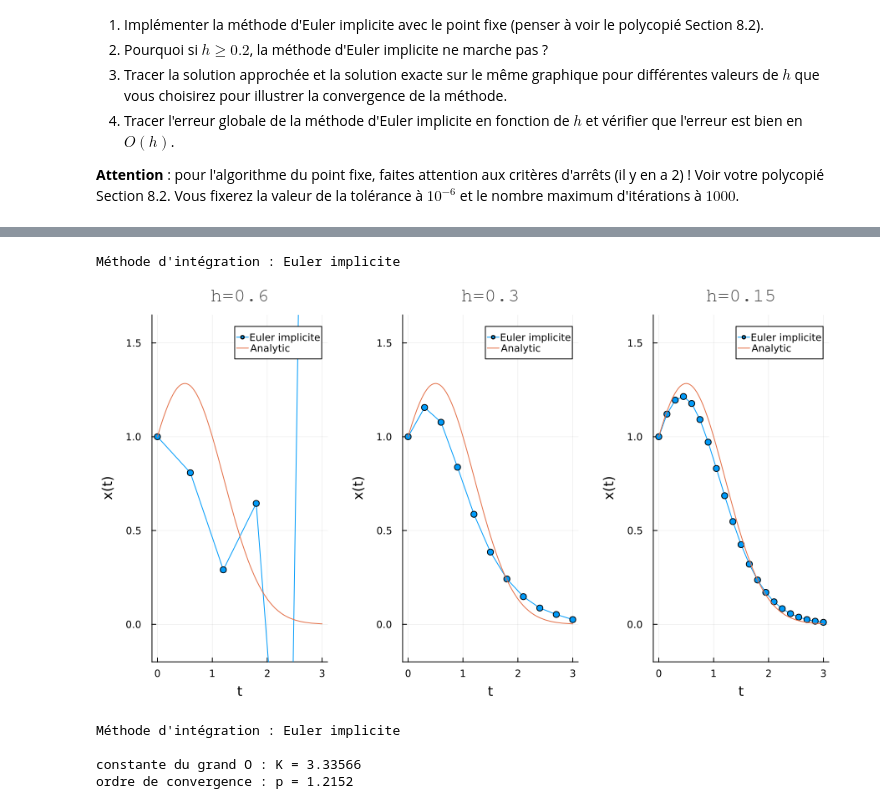
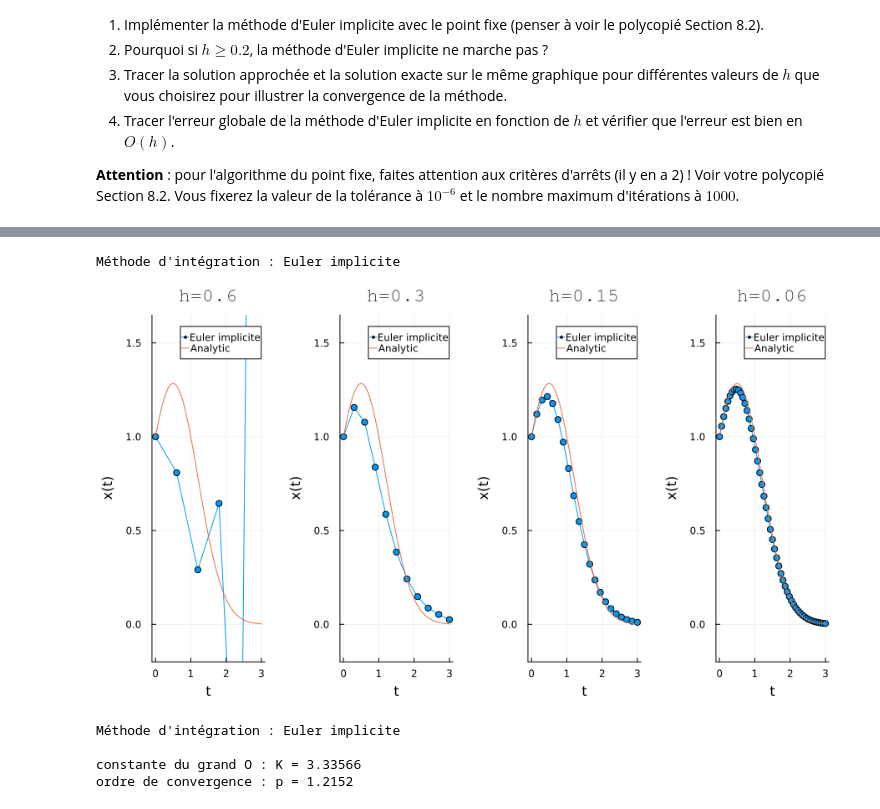
Before and after one commit to f-debrandois/N7_A3, a Jupyter notebook: S7/Calcul_diff/tp/rk_implicites_FOUCHER_Felix.ipynb, the cells around one changed output, grey strips where cells are left out. Drawn from its saved outputs; the diff is of its cells as text; code cells hidden in the pictures.

```diff
--- a/S7/Calcul_diff/tp/rk_implicites_FOUCHER_Felix.ipynb
+++ b/S7/Calcul_diff/tp/rk_implicites_FOUCHER_Felix.ipynb
@@ -229,7 +228,7 @@ Nfespan_ = 10 .^ range(0, stop=4, length=20);
 
 function G(f, t, x, h, k, A, C)
     for i = 1:size(A, 1)
-        k[i] = f(t + h*C[i], x + h*sum(A[i, j]*k[j] for j = 1:size(A, 1)))
+        k[i] = f(t + h*C[i], x .+ h*sum(A[i, j]*k[j] for j = 1:size(A, 1)))
     end
     return k
 end
@@ -245,11 +244,11 @@ function integration(f, tspan, x0, k0, A, C, B, N, maxiter = 1000, tol = 10^(-6)
 
     for i in 1:N
         iter = 0
-        while norm(k - G(f,t,x,h,k,A,C)) > tol && iter < maxiter
+        while norm(k .- G(f,t,x,h,k,A,C)) > tol && iter < maxiter
             k = G(f,t,x,h,k,A,C)
             iter += 1
         end
-        x = x + h * sum(B[i]*k[i] for i = 1:length(B))
+        x = x .+ h * sum(B[i]*k[i] for i = 1:length(B))
         t = t + h
         push!(ts, t)
         push!(xs, x)
@@ -325,16 +328,16 @@ Réponses de l'exercice 1:
 # %%
 # Solution approchée et solution exacte
 method = :euler_implicite
-Nspan  = [5, 10, 20]
+Nspan  = [5, 10, 20, 50]
 
 # Calcul des graphiques
 plts = convergence(method, f, x0, tspan, sol, Nspan)
 
 # Affichage des graphiques
 plot(plts..., layout=(1, length(Nspan)), size=(900, 500))
 # %% [output]
 Méthode d'intégration : Euler implicite
-[figure, old version]
+[figure, new version]
 # %%
 # Ordre de convergence de la méthode
 method  = :euler_implicite
```
Also changed, not shown: parts of 11 cells of this notebook.
